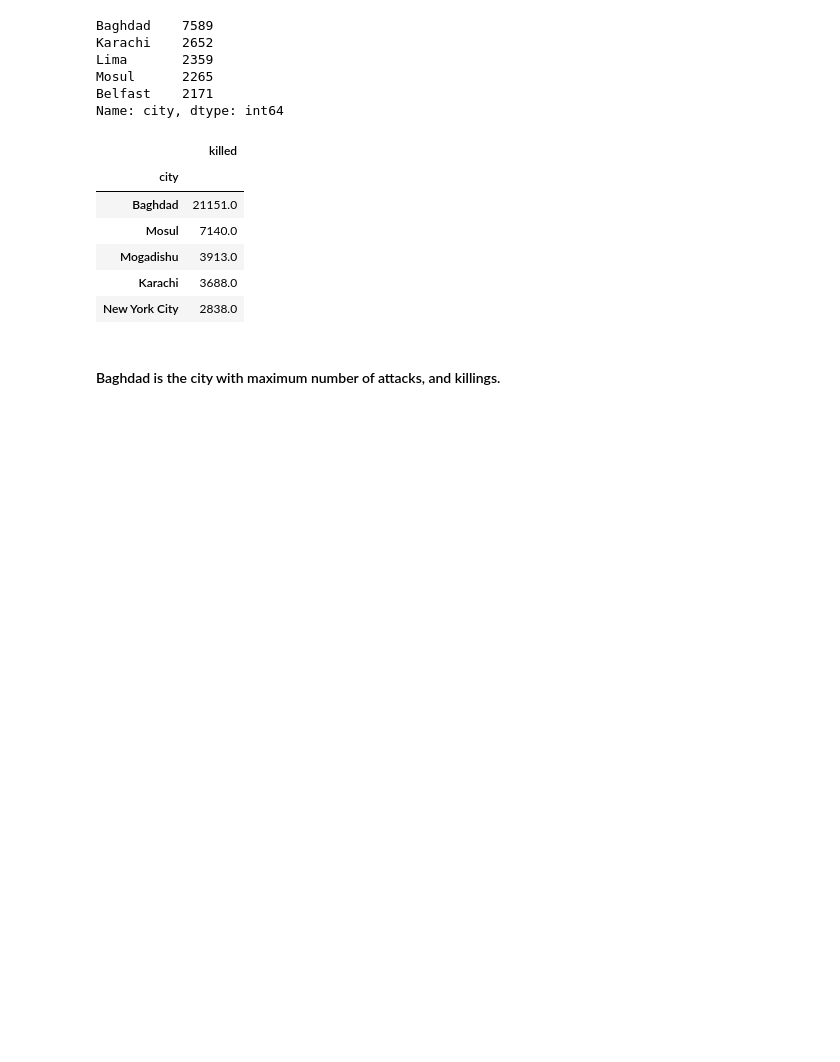
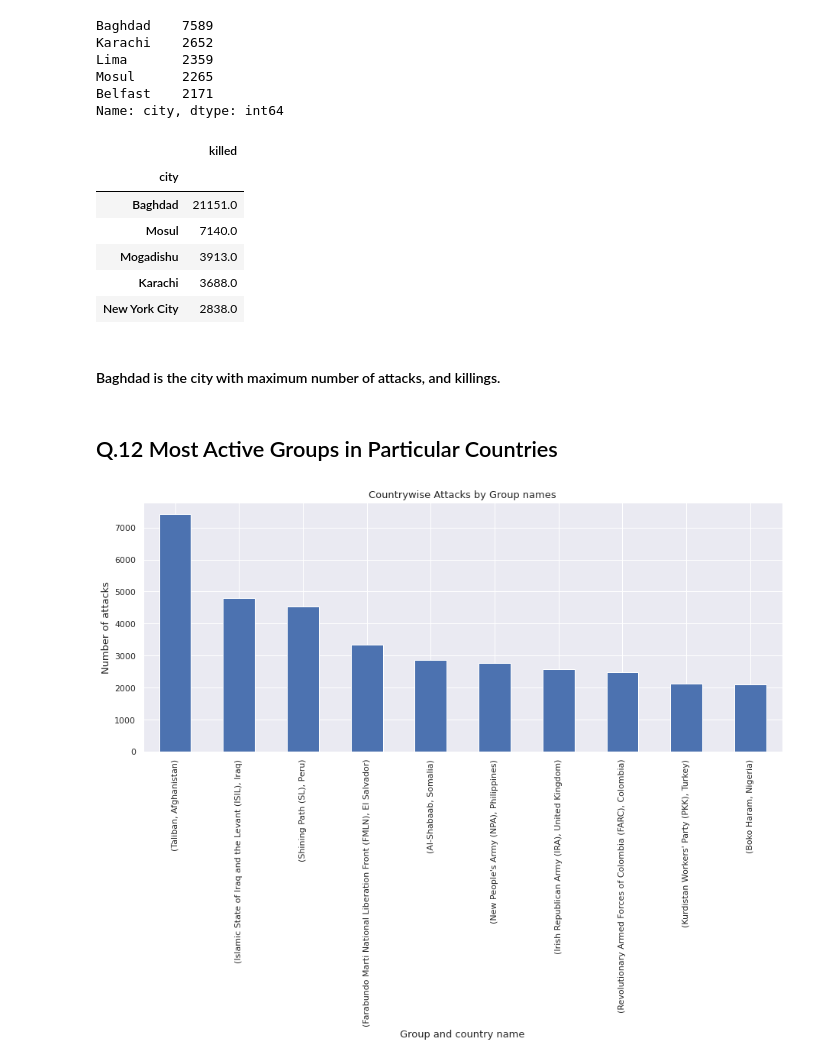
Before and after one commit to HarshJain41/Global-Terrorism-Data-Analysis, a Jupyter notebook: Harsh_Jain_Global_Terrorism_Analysis_Capstone_Project.ipynb, the cells around one changed output. Cells and saved outputs as stored; diff of their text form; code cells hidden in the pictures; blank space fills up the shorter version.

```diff
--- a/Harsh_Jain_Global_Terrorism_Analysis_Capstone_Project.ipynb
+++ b/Harsh_Jain_Global_Terrorism_Analysis_Capstone_Project.ipynb
@@ -463,3 +463,14 @@ city_killings.head()
 | New York City | 2838.0 |
 # %% [markdown]
 #### Baghdad is the city with maximum number of attacks, and killings.
+# %% [markdown]
+## Q.12 Most Active Groups in Particular Countries
+# %%
+most_active_groups_countrywise = new_df[['group_name', 'country']].value_counts().drop('Unknown')[:10]
+most_active_groups_countrywise.plot(kind="bar", figsize=(15,6))
+plt.title("Countrywise Attacks by Group names",fontsize=13)
+plt.xlabel("Group and country name",fontsize=13)
+plt.ylabel("Number of attacks",fontsize=13)
+plt.show()
+# %% [output]
+[figure, added]
```
Also changed, not shown: parts of 6 cells of this notebook.
